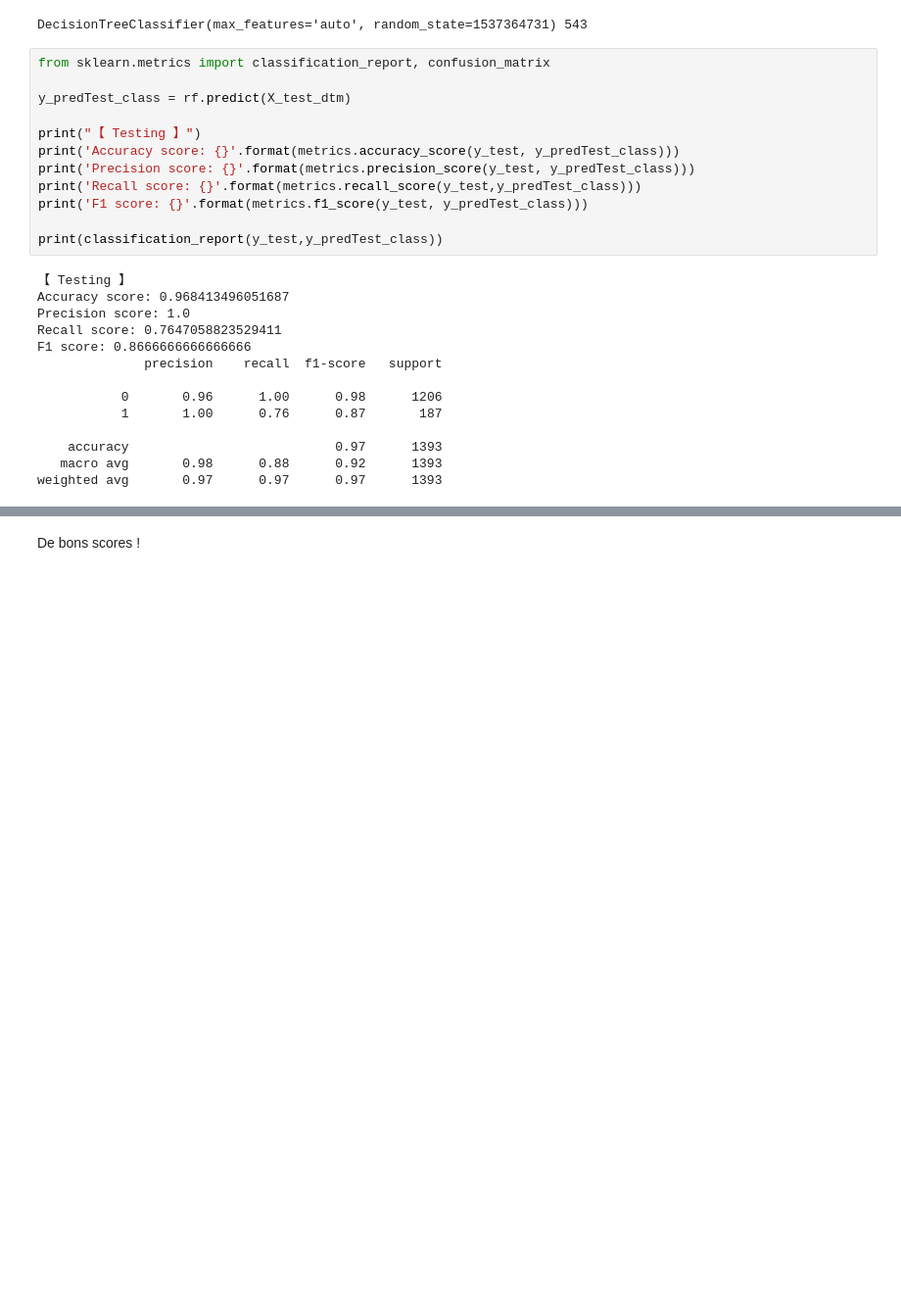
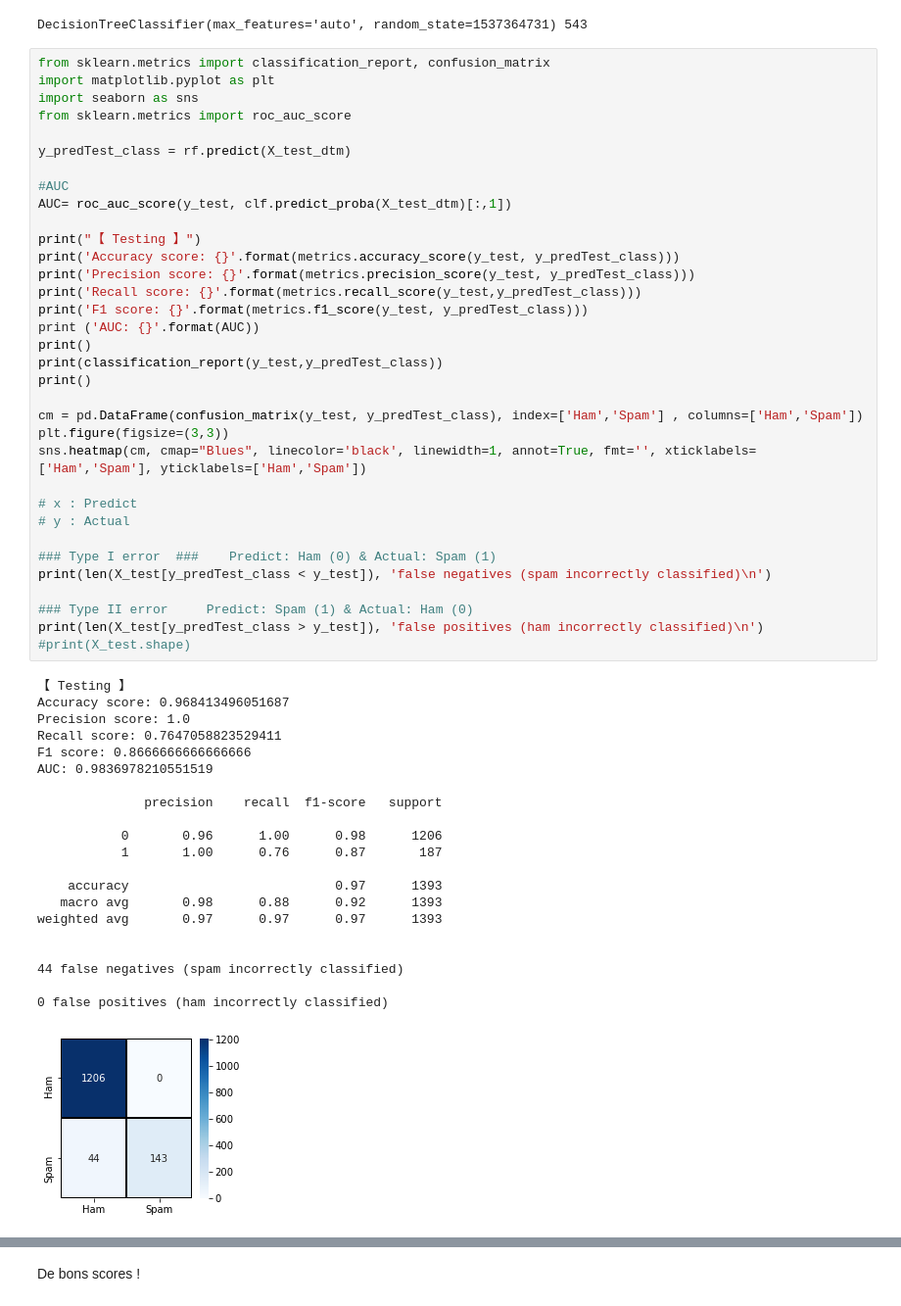
Before and after one commit to aduvermy/Google_Takeout_data_mining, a Jupyter notebook: gmail_data_mining.ipynb, the cells around one changed output, grey strips where cells are left out. Shown at 98% size. Saved outputs shown, nothing was run; the diff lists cells and outputs as text; blank space fills up the shorter version.

```diff
--- a/gmail_data_mining.ipynb
+++ b/gmail_data_mining.ipynb
@@ -331,27 +331,57 @@ print(estimator, n_nodes)
 DecisionTreeClassifier(max_features='auto', random_state=1537364731) 543
 # %%
 from sklearn.metrics import classification_report, confusion_matrix
+import matplotlib.pyplot as plt
+import seaborn as sns
+from sklearn.metrics import roc_auc_score
 
 y_predTest_class = rf.predict(X_test_dtm)
+
+#AUC
+AUC= roc_auc_score(y_test, clf.predict_proba(X_test_dtm)[:,1])
 
 print("【 Testing 】")
 print('Accuracy score: {}'.format(metrics.accuracy_score(y_test, y_predTest_class)))
 print('Precision score: {}'.format(metrics.precision_score(y_test, y_predTest_class)))
 print('Recall score: {}'.format(metrics.recall_score(y_test,y_predTest_class)))
 print('F1 score: {}'.format(metrics.f1_score(y_test, y_predTest_class)))
+print ('AUC: {}'.format(AUC))
+print()
+print(classification_report(y_test,y_predTest_class))
+print()
 
-print(classification_report(y_test,y_predTest_class))
+cm = pd.DataFrame(confusion_matrix(y_test, y_predTest_class), index=['Ham','Spam'] , columns=['Ham','Spam'])
+plt.figure(figsize=(3,3))
+sns.heatmap(cm, cmap="Blues", linecolor='black', linewidth=1, annot=True, fmt='', xticklabels=['Ham','Spam'], yticklabels=['Ham','Spam'])
+
+# x : Predict
+# y : Actual
+
+### Type I error  ###    Predict: Ham (0) & Actual: Spam (1)
+print(len(X_test[y_predTest_class < y_test]), 'false negatives (spam incorrectly classified)\n')
+
+### Type II error     Predict: Spam (1) & Actual: Ham (0)
+print(len(X_test[y_predTest_class > y_test]), 'false positives (ham incorrectly classified)\n')
+#print(X_test.shape)
 # %% [output]
 【 Testing 】
 Accuracy score: 0.968413496051687
 Precision score: 1.0
 Recall score: 0.7647058823529411
 F1 score: 0.8666666666666666
+AUC: 0.9836978210551519
+
               precision    recall  f1-score   support
 
            0       0.96      1.00      0.98      1206
            1       1.00      0.76      0.87       187
 
     accuracy                           0.97      1393
    macro avg       0.98      0.88      0.92      1393
 weighted avg       0.97      0.97      0.97      1393
+
+
+44 false negatives (spam incorrectly classified)
+
+0 false positives (ham incorrectly classified)
+[figure, added]
```
Also changed, not shown: parts of 2 cells of this notebook.
